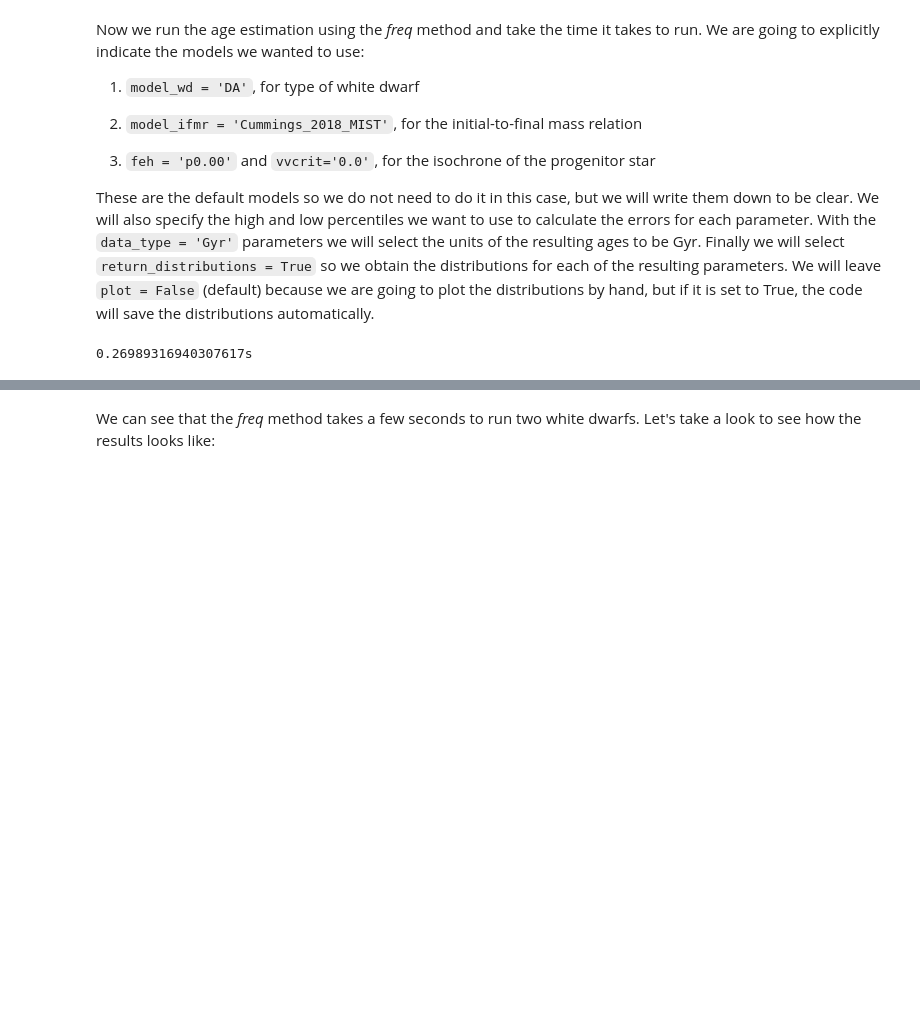
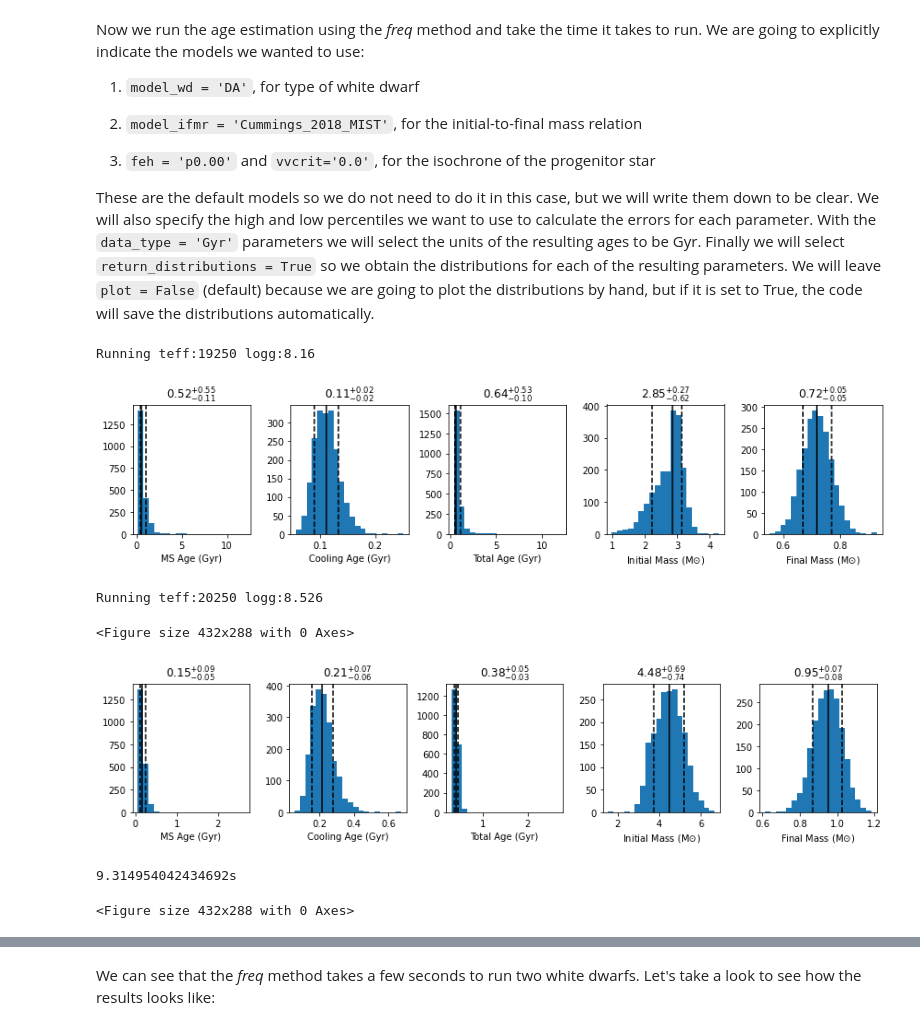
Before and after one commit to rkiman/wdwarfdate, a Jupyter notebook: docs/source/tutorials/fast_test.ipynb, the cells around one changed output, grey strips where cells are left out. Saved outputs shown, nothing was run; the diff lists cells and outputs as text; code cells hidden in the pictures; blank space fills up the shorter version.

```diff
--- a/docs/source/tutorials/fast_test.ipynb
+++ b/docs/source/tutorials/fast_test.ipynb
@@ -28,14 +30,21 @@ These are the default models so we do not need to do it in this case, but we wil
 We will also specify the high and low percentiles we want to use to calculate the errors for each parameter. With the `data_type = 'Gyr'` parameters we will select the units of the resulting ages to be Gyr. Finally we will select `return_distributions = True` so we obtain the distributions for each of the resulting parameters. We will leave `plot = False` (default) because we are going to plot the distributions by hand, but if it is set to True, the code will save the distributions automatically.
 # %%
 start = time.time()
-results = wdwarfdate.calc_wd_age(teffs,teffs_err,loggs,loggs_err,
-                                 method='freq',
-                                 model_wd='DA',feh='p0.00',vvcrit='0.0',
-                                 model_ifmr = 'Cummings_2018_MIST',
-                                 high_perc = 84, low_perc = 16,
-                                 datatype='Gyr',
-                                 return_distributions=True)
+WD = wdwarfdate.WhiteDwarf(teffs,teffs_err,loggs,loggs_err,
+                           method='fast_test',
+                           model_wd='DA',feh='p0.00',vvcrit='0.0',
+                           model_ifmr = 'Cummings_2018_MIST',
+                           high_perc = 84, low_perc = 16,
+                           datatype='Gyr', return_distributions=True,
+                           save_plots=True, display_plots=True)
+WD.calc_wd_age()
 end = time.time()
 print('{}s'.format(end - start))
 # %% [output]
-0.26989316940307617s
+Running teff:19250 logg:8.16
+[figure, added]
+Running teff:20250 logg:8.526
+<Figure size 432x288 with 0 Axes>
+[figure, added]
+9.314954042434692s
+<Figure size 432x288 with 0 Axes>
```
Also changed, not shown: parts of 5 cells of this notebook, 26 other files.
